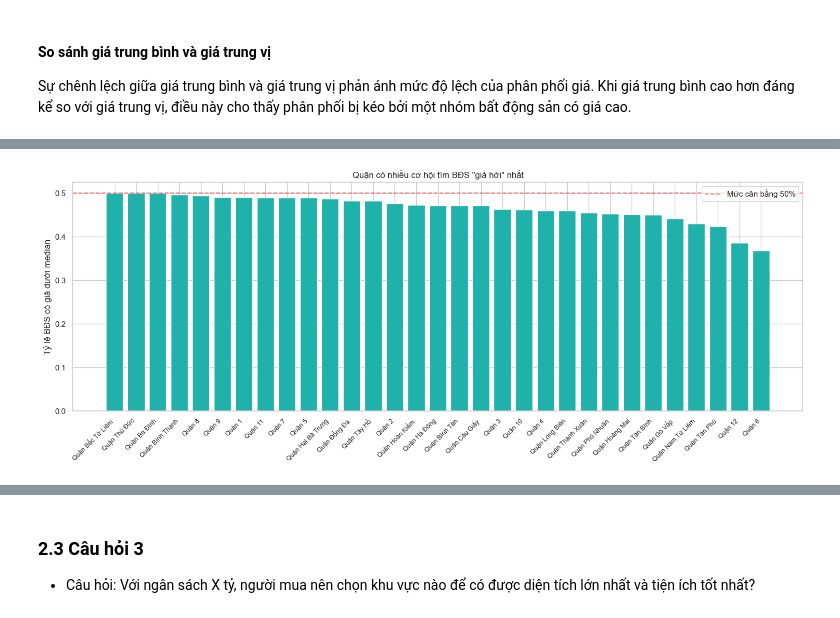
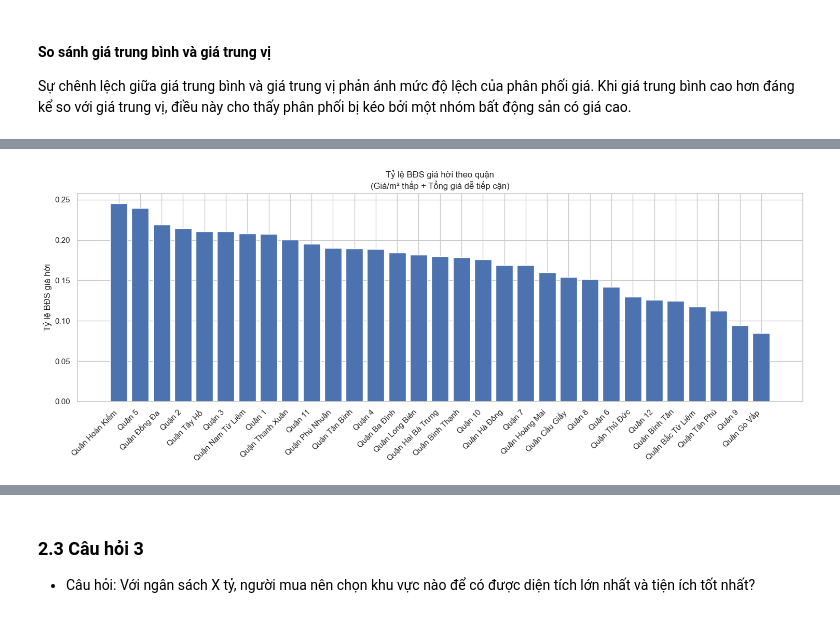
Before and after one commit to Thuongcdv123/Project-Intro-DS, a Jupyter notebook: eda/eda.ipynb, the cells around one changed output, grey strips where cells are left out. Drawn from its saved outputs; the diff is of its cells as text; code cells hidden in the pictures.

```diff
--- a/eda/eda.ipynb
+++ b/eda/eda.ipynb
@@ -305,7 +311,7 @@ CV giúp loại bỏ yếu tố "mặt bằng giá". Ví dụ: Quận 1 có đ
 # %%
 summary_by_quan = (
     df_analysis
-    .groupby('quan')['gia_tren_m2']
+    .groupby(['quan', 'thanh_pho'])['gia_tren_m2']
     .agg(
         so_luong='count',
         mean='mean',
@@ -438,34 +479,44 @@ Ngoài mức độ phân tán, phân tích tỷ lệ bất động sản có gi
 # %%
-df_analysis = df_analysis.merge(
-    summary_by_quan[['quan', 'median']],
-    on='quan',
-    how='left'
+df_tmp = df_analysis.copy()
+
+# Tính Q1 giá/m2 và median tổng giá theo quận
+thresholds = (
+    df_tmp
+    .groupby('quan')
+    .agg(
+        gia_m2_q1=('gia_tren_m2', lambda x: x.quantile(0.25)),
+        gia_median=('gia', 'median')
+    )
+    .reset_index()
 )
 
-df_analysis['duoi_median'] = df_analysis['gia_tren_m2'] < df_analysis['median']
+df_tmp = df_tmp.merge(thresholds, on='quan', how='left')
 
-ratio_below_median = (
-    df_analysis
-    .groupby('quan')['duoi_median']
-    .mean()
-    .reset_index(name='ty_le_duoi_median')
+# Định nghĩa BĐS giá hời
+df_tmp['gia_hoi'] = (
+    (df_tmp['gia_tren_m2'] < df_tmp['gia_m2_q1']) &
+    (df_tmp['gia'] < df_tmp['gia_median'])
 )
 
-# Sắp xếp lại tỷ lệ từ cao xuống thấp
-ratio_below_median = ratio_below_median.sort_values(by='ty_le_duoi_median', ascending=False)
+ratio_gia_hoi = (
+    df_tmp
+    .groupby('quan')['gia_hoi']
+    .mean()
+    .reset_index(name='ty_le_gia_hoi')
+    .sort_values(by='ty_le_gia_hoi', ascending=False)
+)
 
 plt.figure(figsize=(15, 6))
-plt.bar(ratio_below_median['quan'], ratio_below_median['ty_le_duoi_median'], color='lightseagreen')
+plt.bar(
+    ratio_gia_hoi['quan'],
+    ratio_gia_hoi['ty_le_gia_hoi']
+)
 
-# Thêm đường kẻ ngang mức 0.5 (trung bình lý thuyết)
-plt.axhline(y=0.5, color='red', linestyle='--', alpha=0.5, label='Mức cân bằng 50%')
-
-plt.xticks(rotation=45, ha='right', fontsize=9)
-plt.ylabel('Tỷ lệ BĐS có giá dưới median')
-plt.title('Quận có nhiều cơ hội tìm BĐS "giá hời" nhất')
-plt.legend()
+plt.xticks(rotation=45, ha='right')
+plt.ylabel('Tỷ lệ BĐS giá hời')
+plt.title('Tỷ lệ BĐS giá hời theo quận\n(Giá/m² thấp + Tổng giá dễ tiếp cận)')
 plt.tight_layout()
 plt.show()
 # %% [output]
-[figure, old version]
+[figure, new version]
 # %% [markdown]
```
Also changed, not shown: parts of 13 cells of this notebook.
